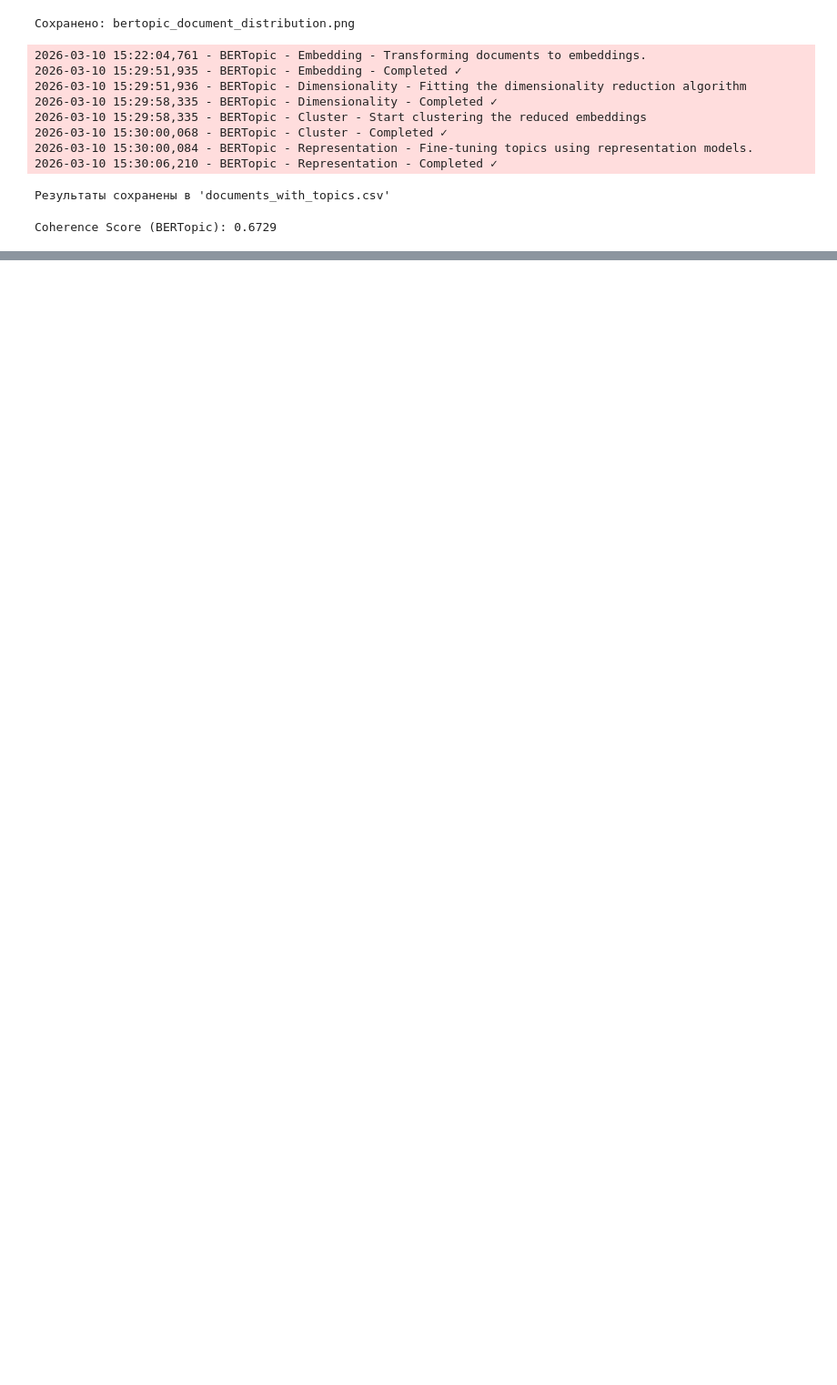
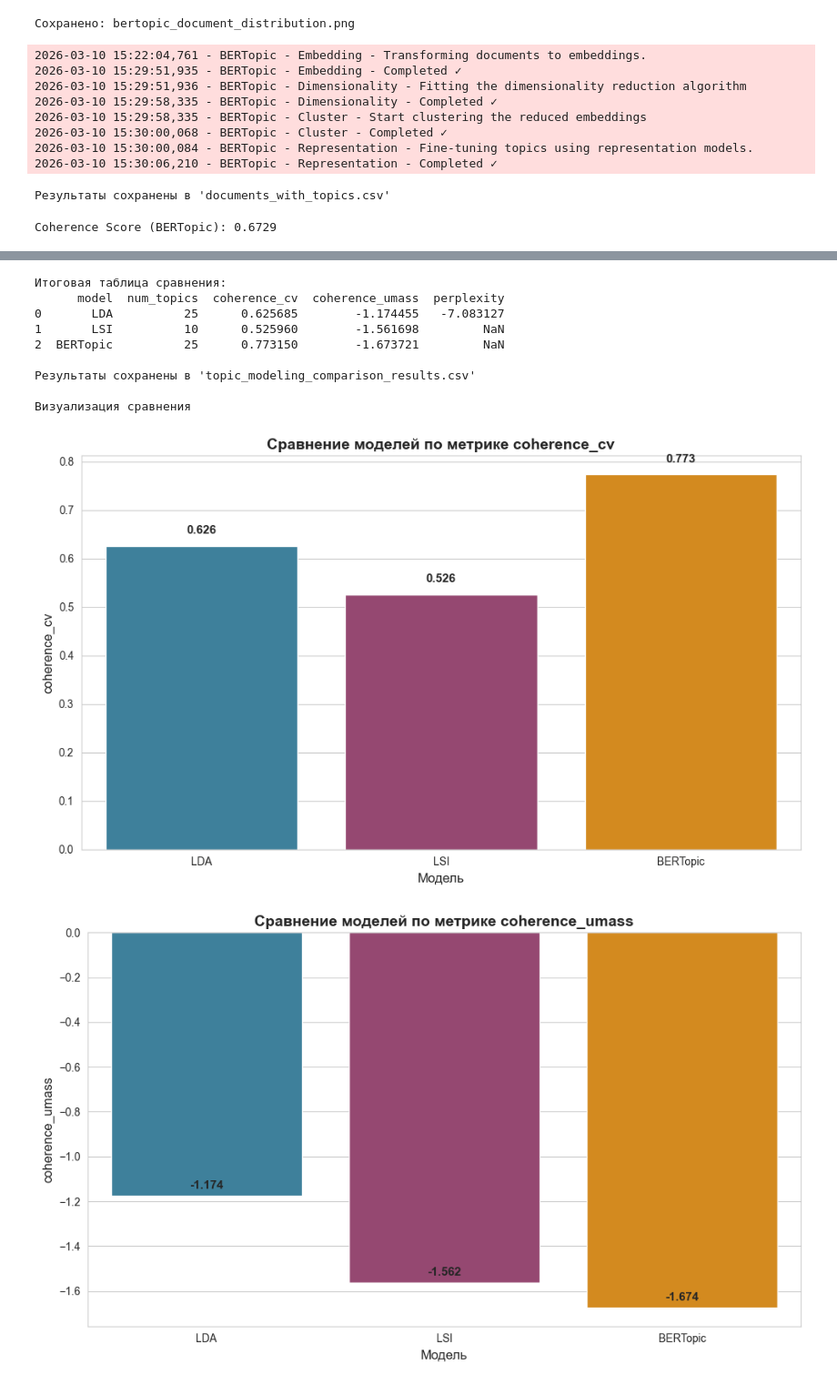
Before and after one commit to AnastasiyaMartynova/graduation_thesis, a Jupyter notebook: main.ipynb, the cells around one changed output, grey strips where cells are left out. Shown at 91% size. Saved outputs shown, nothing was run; the diff lists cells and outputs as text; code cells hidden in the pictures; blank space fills up the shorter version.

```diff
--- a/main.ipynb
+++ b/main.ipynb
@@ -2027,0 +2124,61 @@ plt.show()
+# %%
+# Сравнение результатов
+if all_results:
+    # Собирать все результаты в DataFrame
+    results_df = pd.DataFrame(all_results)
+
+    print("\nИтоговая таблица сравнения:")
+    print(results_df.to_string())
+
+    # Сохранение результатов
+    results_df.to_csv('topic_modeling_comparison_results.csv', index=False)
+    print("\nРезультаты сохранены в 'topic_modeling_comparison_results.csv'")
+
+    print("\nВизуализация сравнения")
+    plot_comparison_bar(results_df, metric='coherence_cv')
+    plot_comparison_bar(results_df, metric='coherence_umass')
+
+    if 'perplexity' in results_df.columns and not results_df['perplexity'].isna().all():
+        plot_comparison_bar(results_df, metric='perplexity')
+else:
+    print("Нет загруженных моделей для сравнения")
+
+# Вывод тем
+if lda_model:
+    print_topics(lda_model, 'LDA', num_words=8, num_topics=10)
+
+if lsi_model:
+    print_topics(lsi_model, 'LSI', num_words=8, num_topics=10)
+
+if topic_model:
+    print_topics(topic_model, 'BERTopic', num_words=8, num_topics=10)
+
+    # Дополнительные визуализации для BERTopic
+    print("\nВизуализация BERTopic")
+    plot_topic_distribution(topic_model, 'BERTopic')
+
+    try:
+        # Иерархия тем
+        fig = topic_model.visualize_hierarchy(top_n_topics=20)
+        fig.show()
+    except Exception as e:
+        print(f"Не удалось визуализировать иерархию тем: {e}")
+
+    try:
+        # Расстояние между темами
+        fig = topic_model.visualize_topics()
+        fig.show()
+    except Exception as e:
+        print(f"Не удалось визуализировать расстояние между темами: {e}")
+# %% [output]
+Итоговая таблица сравнения:
+      model  num_topics  coherence_cv  coherence_umass  perplexity
+0       LDA          25      0.625685        -1.174455   -7.083127
+1       LSI          10      0.525960        -1.561698         NaN
+2  BERTopic          25      0.773150        -1.673721         NaN
+
+Результаты сохранены в 'topic_modeling_comparison_results.csv'
+
+Визуализация сравнения
+[figure, added]
+[figure, added]
```
Also changed, not shown: parts of 10 cells of this notebook, 5 other files.
